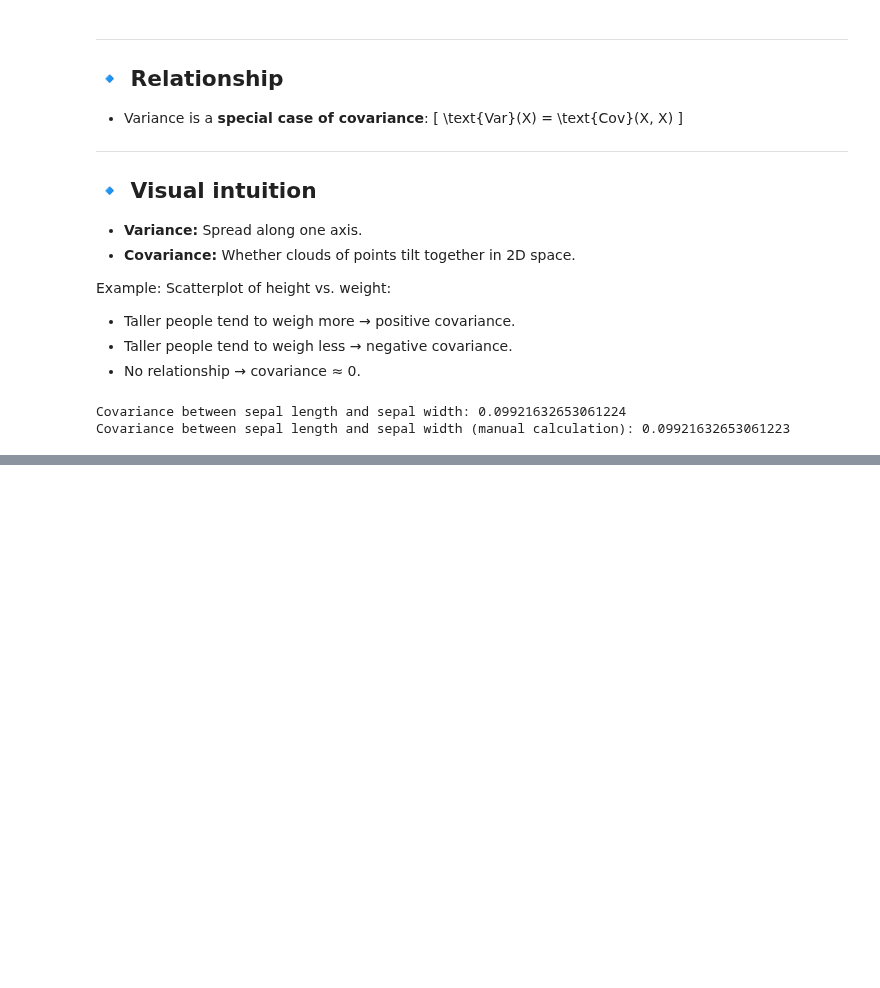
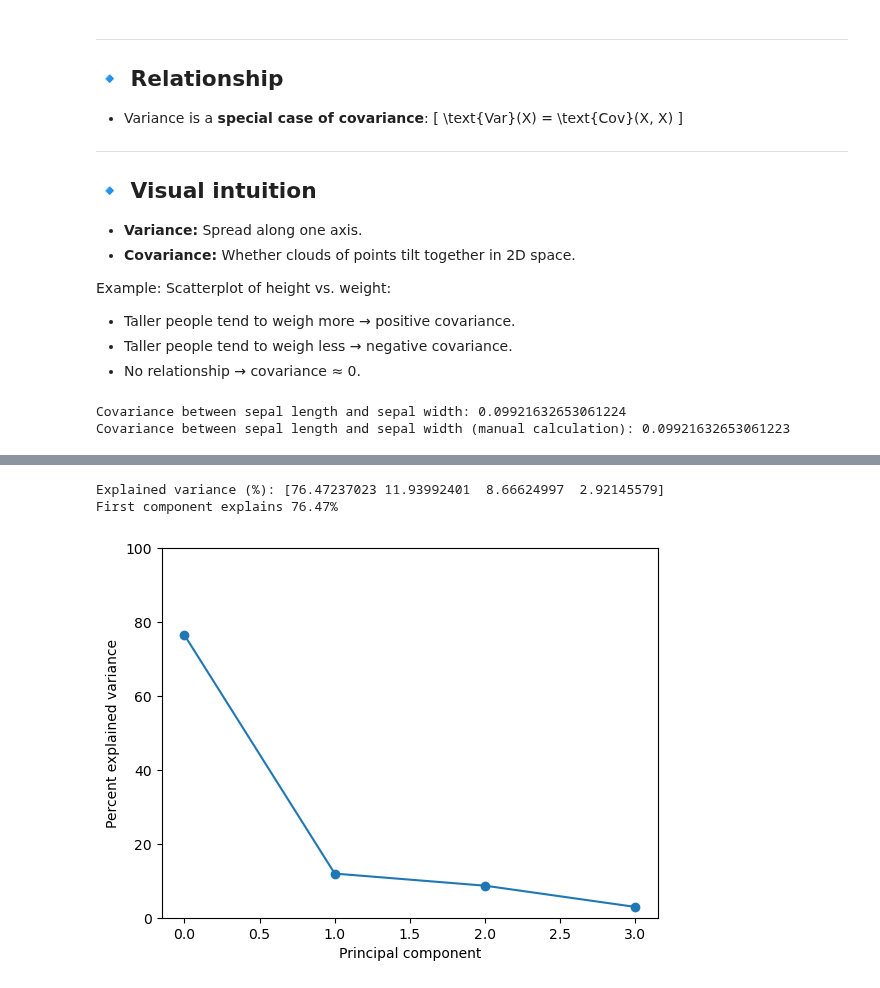
Before and after one commit to FrederikVA/DTUImageAnalysis, a Jupyter notebook: exercises/ex1b-PCA/exercises1b.ipynb, the cells around one changed output, grey strips where cells are left out. Saved outputs shown, nothing was run; the diff lists cells and outputs as text; code cells hidden in the pictures; blank space fills up the shorter version.

```diff
--- a/exercises/ex1b-PCA/exercises1b.ipynb
+++ b/exercises/ex1b-PCA/exercises1b.ipynb
@@ -102,0 +177,15 @@ NameError: name 'plt' is not defined
+# %%
+# Or
+v_norm = values / values.sum() * 100
+print("Explained variance (%):", v_norm)
+print("First component explains %.2f%%" % v_norm[0])
+
+plt.plot(v_norm, marker='o')
+plt.xlabel('Principal component')
+plt.ylabel('Percent explained variance')
+plt.ylim([0, 100])
+plt.show()
+# %% [output]
+Explained variance (%): [76.47237023 11.93992401  8.66624997  2.92145579]
+First component explains 76.47%
+[figure, added]
```
Also changed, not shown: parts of 12 cells of this notebook, 2 other files.
